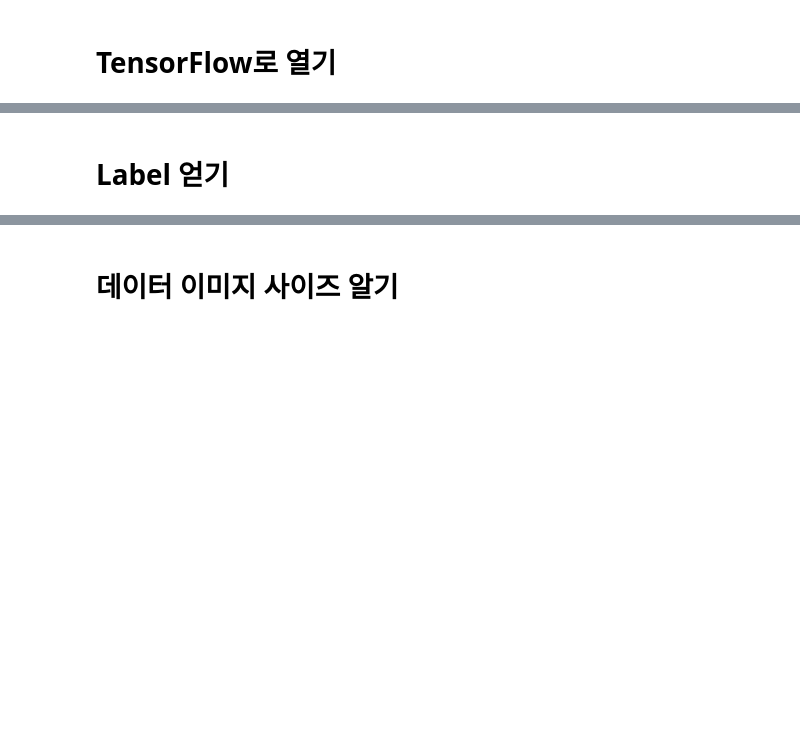
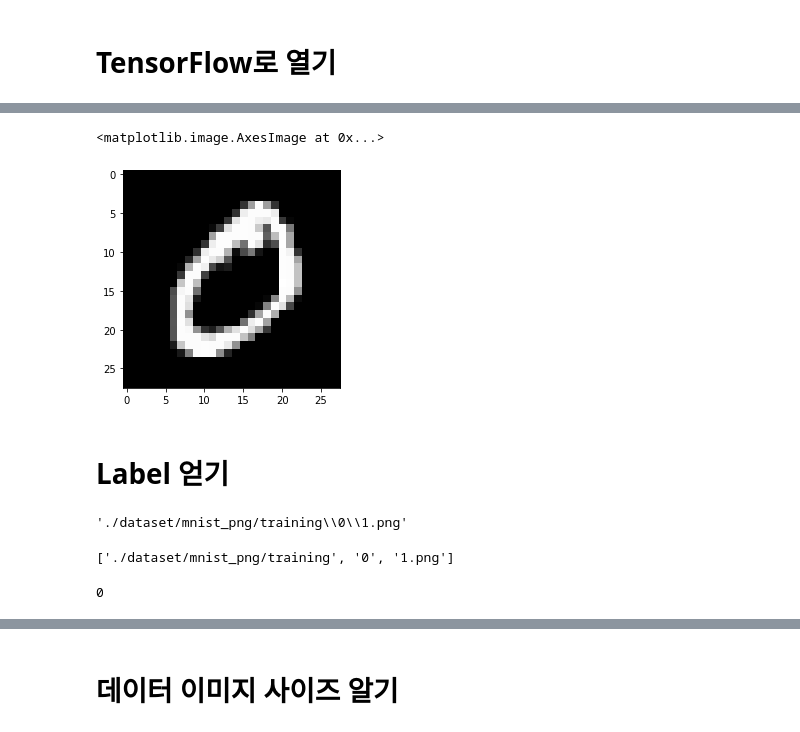
Before and after one commit to goodboychan/fastcamp_dl, a Jupyter notebook: 1. [Tensorflow 2.0 과 Pytorch]/3. 이미지 분석으로 배우는 tensorflow 2.0과 Pytorch/02. 데이터 준비하기 .ipynb, the cells around one changed output, grey strips where cells are left out. Drawn from its saved outputs; the diff is of its cells as text; code cells hidden in the pictures; blank space fills up the shorter version.

```diff
--- a/1. [Tensorflow 2.0 과 Pytorch]/3. 이미지 분석으로 배우는 tensorflow 2.0과 Pytorch/02. 데이터 준비하기 .ipynb
+++ b/1. [Tensorflow 2.0 과 Pytorch]/3. 이미지 분석으로 배우는 tensorflow 2.0과 Pytorch/02. 데이터 준비하기 .ipynb
@@ -85,2 +90,5 @@ image.shape
 # %% [markdown]
 # TensorFlow로 열기
+# %%
+gfile = tf.io.read_file(path)
+image = tf.io.decode_image(gfile)
@@ -87,2 +99,15 @@ image.shape
+# %%
+plt.imshow(image[:, :, 0], 'gray')
+# %% [output]
+<matplotlib.image.AxesImage at 0x...>
+[figure, added]
 # %% [markdown]
 # Label 얻기
+# %%
+path
+# %% [output]
+'./dataset/mnist_png/training\\0\\1.png'
+# %%
+path.split("\\")
+# %% [output]
+['./dataset/mnist_png/training', '0', '1.png']
@@ -88,0 +116,4 @@ image.shape
+# %%
+int(label)
+# %% [output]
+0
```
Also changed, not shown: parts of 11 cells of this notebook.
